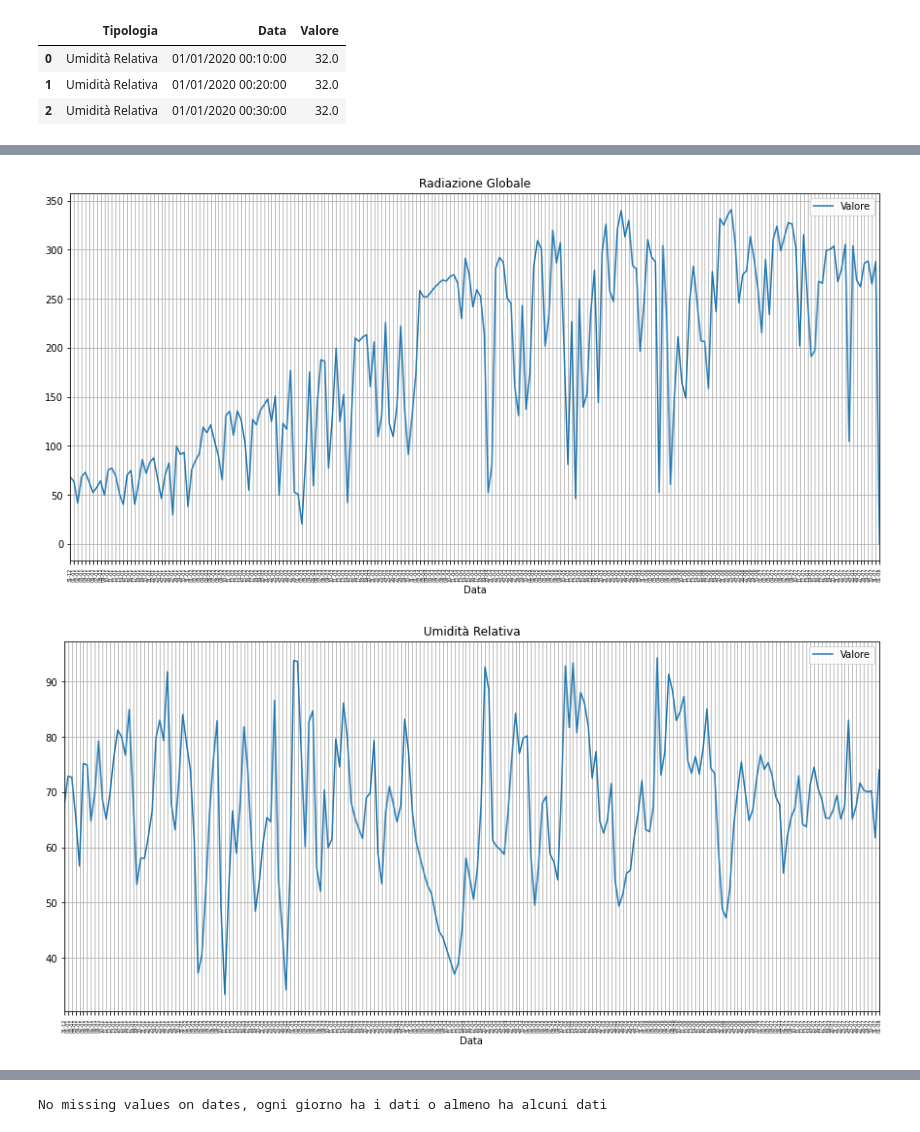
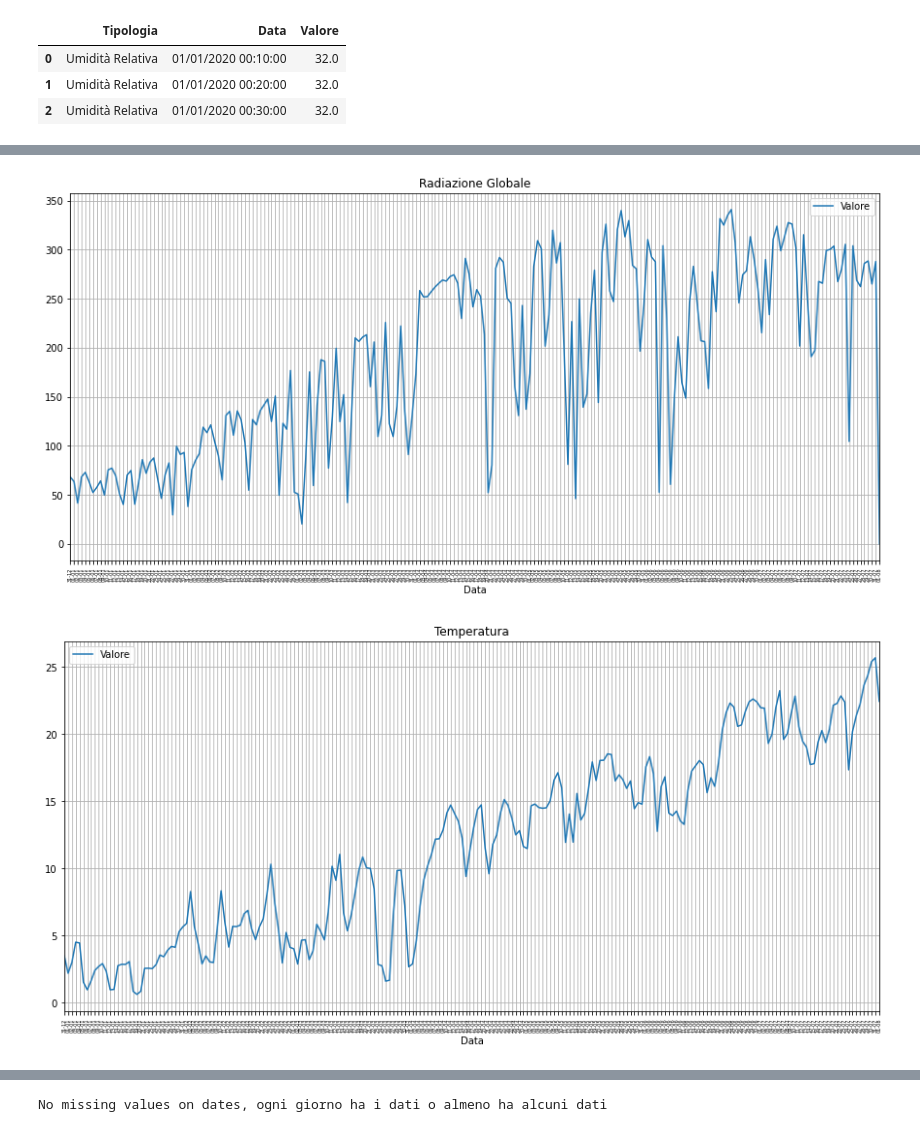
Before and after one commit to Tambup/MLDM_COVID-19, a Jupyter notebook: Meteo_DataSet.ipynb, the cells around one changed output, grey strips where cells are left out. Saved outputs shown, nothing was run; the diff lists cells and outputs as text; code cells hidden in the pictures.

```diff
--- a/Meteo_DataSet.ipynb
+++ b/Meteo_DataSet.ipynb
@@ -138,26 +152,28 @@ stazioni_con_dati_media_giornaliera.shape
 # %%
 dati=[]
 dati.append(stazioni_con_dati_media_giornaliera.loc[stazioni_con_dati_media_giornaliera['Tipologia']== 'Altezza Neve'])
 dati.append(stazioni_con_dati_media_giornaliera.loc[stazioni_con_dati_media_giornaliera['Tipologia']== 'Direzione Vento'])
 dati.append(stazioni_con_dati_media_giornaliera.loc[stazioni_con_dati_media_giornaliera['Tipologia']== 'Livello Idrometrico'])
 dati.append(stazioni_con_dati_media_giornaliera.loc[stazioni_con_dati_media_giornaliera['Tipologia']== 'Radiazione Globale'])
+dati.append(stazioni_con_dati_media_giornaliera.loc[stazioni_con_dati_media_giornaliera['Tipologia']== 'Temperatura'])
+dati.append(stazioni_con_dati_media_giornaliera.loc[stazioni_con_dati_media_giornaliera['Tipologia']== 'Precipitazione'])
 dati.append(stazioni_con_dati_media_giornaliera.loc[stazioni_con_dati_media_giornaliera['Tipologia']== 'Umidità Relativa'])
 dati.append(stazioni_con_dati_media_giornaliera.loc[stazioni_con_dati_media_giornaliera['Tipologia']== 'Velocità Vento'])
 
 for dato in dati:
   dato.set_index('Data', inplace=True)
   fig, ax = plt.subplots(figsize=(15,7))
   dato.plot(ax=ax,title=dato['Tipologia'].values[0])
 
   #set ticks every week
   ax.xaxis.set_major_locator(mdates.DayLocator(interval=1))
   #set major ticks format
   ax.xaxis.set_major_formatter(mdates.DateFormatter('%d-%m'))
   plt.xticks(fontsize=5, rotation=90)
   ax.grid(True)
 # %% [output]
 [figure]
 [figure]
 [figure]
 [figure]
-[figure, old version]
+[figure, new version]
```
Also changed, not shown: parts of 5 cells of this notebook.
